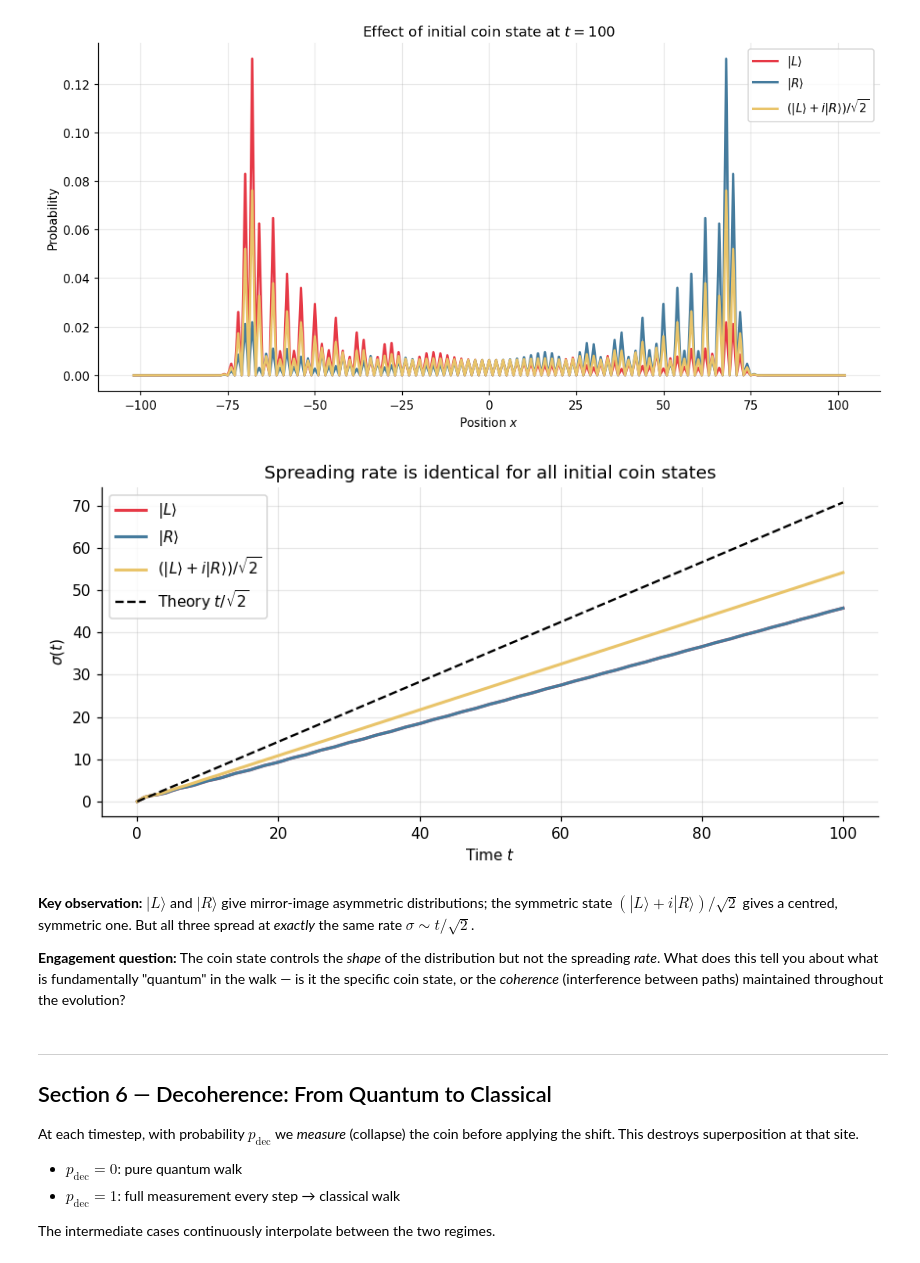
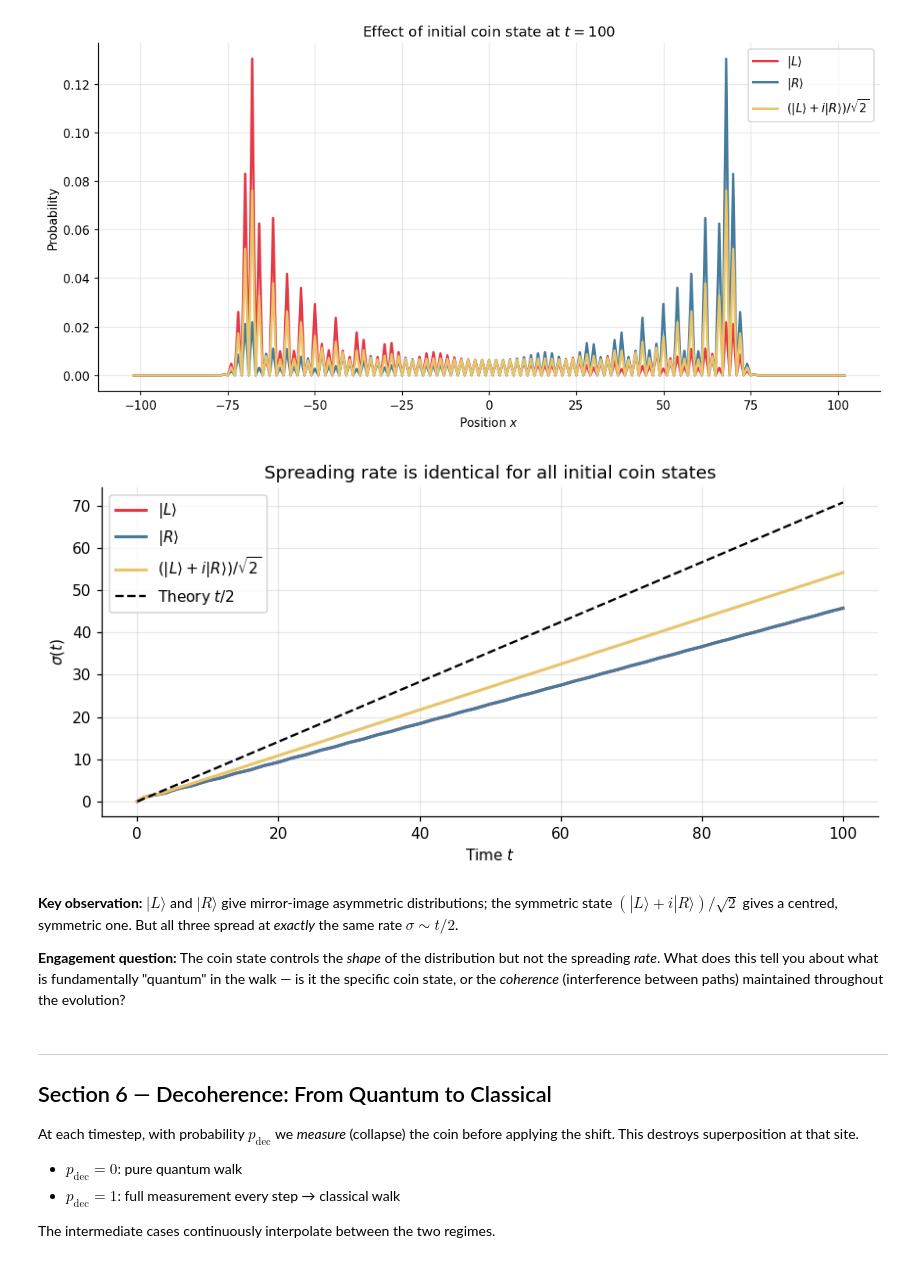
Before and after one commit to kdere001/quantum-random-walks, a Jupyter notebook: Quantum_Random_Walk_Full_Notebook.ipynb, the cells around one changed output. Drawn from its saved outputs; the diff is of its cells as text; code cells hidden in the pictures.

```diff
--- a/Quantum_Random_Walk_Full_Notebook.ipynb
+++ b/Quantum_Random_Walk_Full_Notebook.ipynb
@@ -465,23 +465,23 @@ plt.show()
 # %%
 # ── σ(t) for all three initial states ────────────────────────────────────────
 t_vals_coin = np.arange(T_COIN + 1)
 
 fig, ax = plt.subplots(figsize=(8, 4))
 for (label, (h, xv)), c in zip(results_coin.items(), colors_coin):
     ax.plot(t_vals_coin, std_over_time(h, xv), lw=2, label=label, color=c)
 
 ax.plot(t_vals_coin, t_vals_coin / np.sqrt(2), 'k--', lw=1.5,
-        label=r"Theory $t/\sqrt{2}$")
+        label=r"Theory $t/2$")
 ax.set_xlabel("Time $t$")
 ax.set_ylabel("$\\sigma(t)$")
 ax.set_title("Spreading rate is identical for all initial coin states")
 ax.legend()
 plt.tight_layout()
 plt.show()
 # %% [output]
-[figure, old version]
+[figure, new version]
 # %% [markdown]
-**Key observation:** $|L\rangle$ and $|R\rangle$ give mirror-image asymmetric distributions; the symmetric state $(|L\rangle + i|R\rangle)/\sqrt{2}$ gives a centred, symmetric one. But all three spread at *exactly* the same rate $\sigma \sim t/\sqrt{2}$.
+**Key observation:** $|L\rangle$ and $|R\rangle$ give mirror-image asymmetric distributions; the symmetric state $(|L\rangle + i|R\rangle)/\sqrt{2}$ gives a centred, symmetric one. But all three spread at *exactly* the same rate $\sigma \sim t/2$.
 
 **Engagement question:** The coin state controls the *shape* of the distribution but not the spreading *rate*. What does this tell you about what is fundamentally "quantum" in the walk — is it the specific coin state, or the *coherence* (interference between paths) maintained throughout the evolution?
 # %% [markdown]
```
Also changed, not shown: parts of 2 cells of this notebook.
